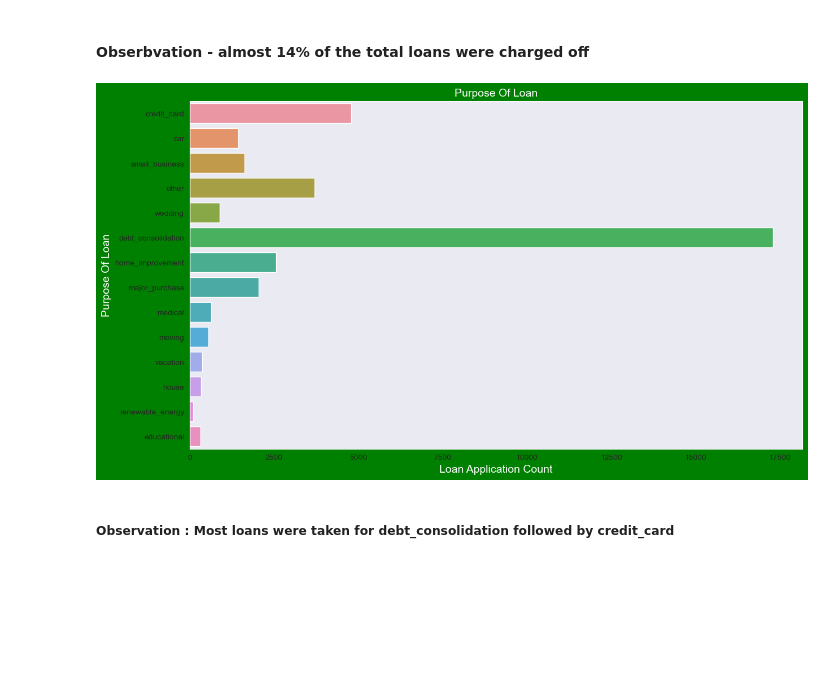
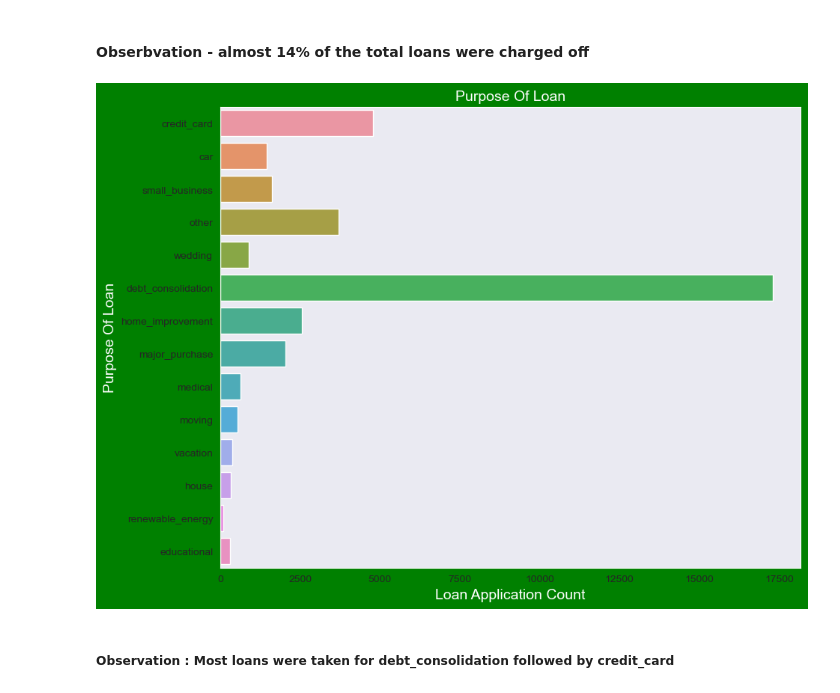
Before and after one commit to goudadhanu/LendingClubCaseStudy-1, a Jupyter notebook: Suraj_Kumar_Panigrahi.ipynb, the cells around one changed output. Saved outputs shown, nothing was run; the diff lists cells and outputs as text; code cells hidden in the pictures; blank space fills up the shorter version.

```diff
--- a/Suraj_Kumar_Panigrahi.ipynb
+++ b/Suraj_Kumar_Panigrahi.ipynb
@@ -772,15 +772,15 @@ for i, v in s.reset_index().iterrows():
 #### Obserbvation - almost 14% of the total loans were charged off
 # %%
 # Purpose
-plt.figure(figsize=(14,8),facecolor='g')
+plt.figure(figsize=(10,8),facecolor='g')
 sns.set_style("dark")
 ax = sns.countplot(y="purpose",data=loanData)
 ax.set_title('Purpose Of Loan',fontsize=14,color='w')
 ax.set_ylabel('Purpose Of Loan',fontsize=14,color = 'w')
 ax.set_xlabel('Loan Application Count',fontsize=14,color = 'w')
 plt.show()
 # %% [output]
-[figure, old version]
+[figure, new version]
 # %% [markdown]
 ##### Observation : Most loans were taken for debt_consolidation followed by credit_card
 # %%
```
Also changed, not shown: parts of 1 cell of this notebook, 1 other file.
